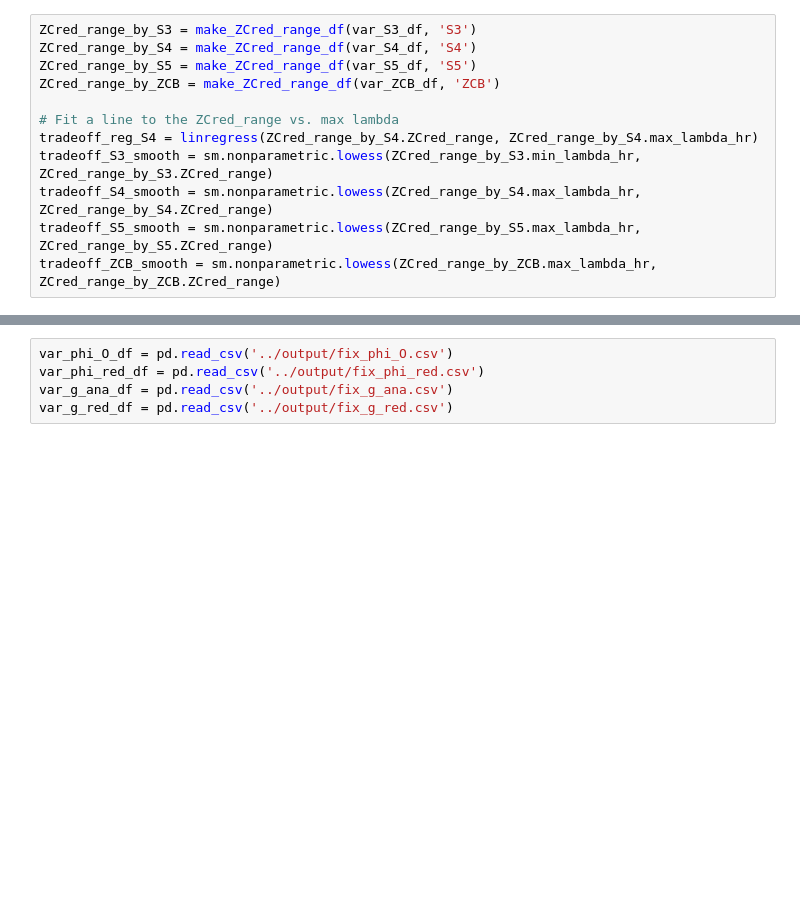
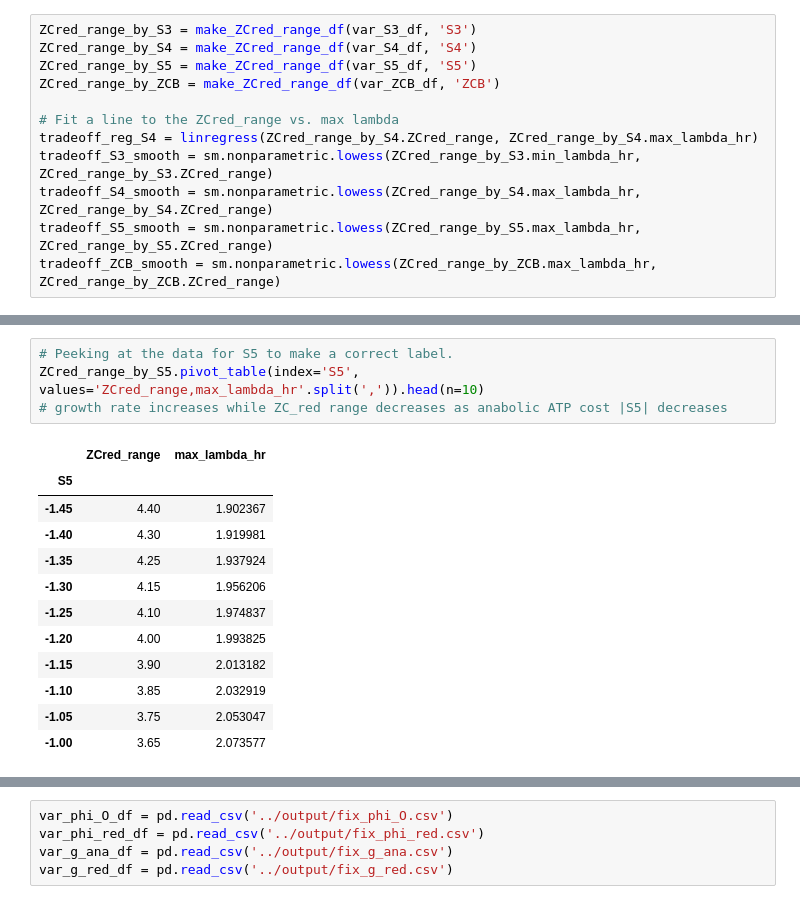
Before and after one commit to flamholz/redox-proteome, a Jupyter notebook: notebooks/Fig3_4.ipynb, the cells around one changed output, grey strips where cells are left out. Drawn from its saved outputs; the diff is of its cells as text; blank space fills up the shorter version.

```diff
--- a/notebooks/Fig3_4.ipynb
+++ b/notebooks/Fig3_4.ipynb
@@ -269,0 +270,17 @@ actual lambda_max: 2.28702680515414
+# %%
+# Peeking at the data for S5 to make a correct label.
+ZCred_range_by_S5.pivot_table(index='S5', values='ZCred_range,max_lambda_hr'.split(',')).head(n=10)
+# growth rate increases while ZC_red range decreases as anabolic ATP cost |S5| decreases
+# %% [output]
+|  | ZCred_range | max_lambda_hr |
+| S5 |  |  |
+| -1.45 | 4.40 | 1.902367 |
+| -1.40 | 4.30 | 1.919981 |
+| -1.35 | 4.25 | 1.937924 |
+| -1.30 | 4.15 | 1.956206 |
+| -1.25 | 4.10 | 1.974837 |
+| -1.20 | 4.00 | 1.993825 |
+| -1.15 | 3.90 | 2.013182 |
+| -1.10 | 3.85 | 2.032919 |
+| -1.05 | 3.75 | 2.053047 |
+| -1.00 | 3.65 | 2.073577 |
```
Also changed, not shown: parts of 6 cells of this notebook.
